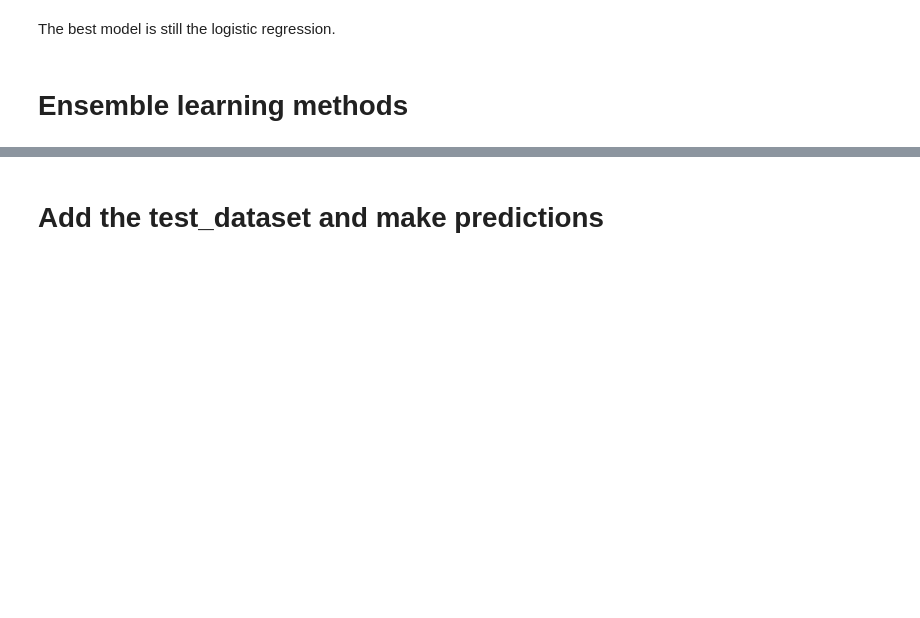
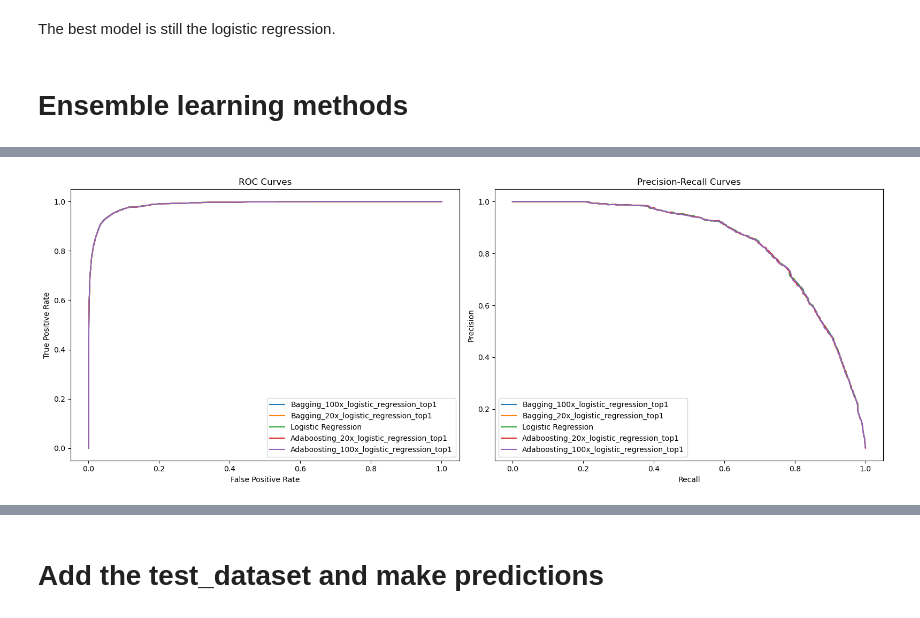
Before and after one commit to elodiesune/Bloc_3_ML, a Jupyter notebook: PROJECT_Conversion/Part_2_Machine_Learning.ipynb, the cells around one changed output, grey strips where cells are left out. Cells and saved outputs as stored; diff of their text form; code cells hidden in the pictures; blank space fills up the shorter version.

```diff
--- a/PROJECT_Conversion/Part_2_Machine_Learning.ipynb
+++ b/PROJECT_Conversion/Part_2_Machine_Learning.ipynb
@@ -399,8 +404,8 @@ top3_models = sorted_results_df['Model'].head(3).tolist()
 print("Top 3 models: ",top3_models)
 top3_result = [result for result in results if result['Model'] in top3_models]
 
-# Retrieve interesting models of logistic regressions
-logistic_regression_top1 = {'C': 8000, 'max_iter': 200, 'penalty': 'l2', 'solver': 'sag', 'tol': 0.001}
-logistic_regression_top2 = {'C': 8000, 'max_iter': 100, 'penalty': 'l2', 'solver': 'sag', 'tol': 0.001}
-logistic_regression_top3 = {'C': 1000, 'max_iter': 500, 'penalty': 'l1', 'solver': 'saga', 'tol': 0.001}
-logistic_regression_top6 = 	{'C': 1.0, 'max_iter': 100, 'penalty': 'l1', 'solver': 'liblinear', 'tol': 0.001}
+# Retrieve interesting models of logistic regressions (top3 + a different solver)
+logistic_regression_top1 = {'C': 100, 'max_iter': 500, 'penalty': 'l2', 'solver': 'sag', 'tol': 0.001}
+logistic_regression_top2 = {'C': 1000, 'max_iter': 5000, 'penalty': 'l1', 'solver': 'saga', 'tol': 0.001}
+logistic_regression_top3 = {'C': 8000, 'max_iter': 1000, 'penalty': 'l2', 'solver': 'sag', 'tol': 0.001}
+logistic_regression_top13 = {'C': 1.0, 'max_iter': 100, 'penalty': 'l1', 'solver': 'liblinear', 'tol': 0.001}
@@ -415,7 +422,7 @@ ensemble_methods = [
         ('Logistic_Regression_Top1', LogisticRegression(**logistic_regression_top1)),
         ('Logistic_Regression_Top2', LogisticRegression(**logistic_regression_top2)),
         ('Logistic_Regression_Top3', LogisticRegression(**logistic_regression_top3)),
-        ('Logistic_Regression_Top4', LogisticRegression(**logistic_regression_top6))
+        ('Logistic_Regression_Top13', LogisticRegression(**logistic_regression_top13))
     ]}},
 ]
 # %%
@@ -475,0 +489,39 @@ print(confusion_matrix(Y_test, Y_test_pred_selected))
+# %%
+# Select the top 5 models based on F1 Test score
+top5_models = sorted(results, key=lambda x: x['F1 Test'], reverse=True)[:5]
+
+plt.figure(figsize=(16, 6))
+
+# ROC Curves
+plt.subplot(1, 2, 1)
+for model_result in top5_models:
+    model_name = model_result['Model']
+    model = model_result['Best Model'] # retrieve model
+    test_probs = model.predict_proba(X_test)[:, 1] # predict probabilities
+    fpr, tpr, _ = roc_curve(Y_test, test_probs) # calculates the false positive rates and true positive rates with the function "roc_curve" (we put use "_" to omit the 3rd output of the function "roc_curve" which is the threshold)
+    roc_auc = auc(fpr, tpr) # calculates the area under the ROC Curve (AUC-ROC) using the auc function
+    plt.plot(fpr, tpr, label=f'{model_name}') # subplot title
+
+plt.xlabel('False Positive Rate')
+plt.ylabel('True Positive Rate')
+plt.title('ROC Curves')
+plt.legend(loc="lower right")
+
+# Precision-Recall Curves
+plt.subplot(1, 2, 2)
+for model_result in top5_models:
+    model_name = model_result['Model']
+    model = model_result['Best Model']
+    test_probs = model.predict_proba(X_test)[:, 1]
+    precision, recall, _ = precision_recall_curve(Y_test, test_probs) # the "_" is to omit the threshold which is the 3rd output of the function precision_recall_curve
+    plt.plot(recall, precision, label=f'{model_name}')
+
+plt.xlabel('Recall')
+plt.ylabel('Precision')
+plt.title('Precision-Recall Curves')
+plt.legend(loc="lower left")
+
+plt.tight_layout()
+plt.show()
+# %% [output]
+[figure, added]
```
Also changed, not shown: parts of 12 cells of this notebook, 7 other files.
